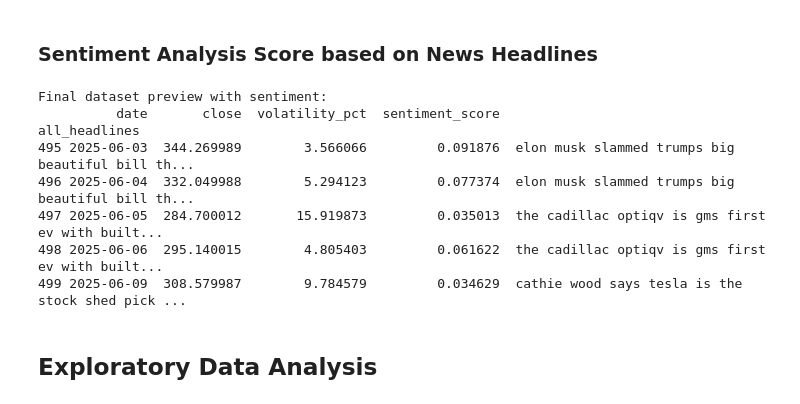
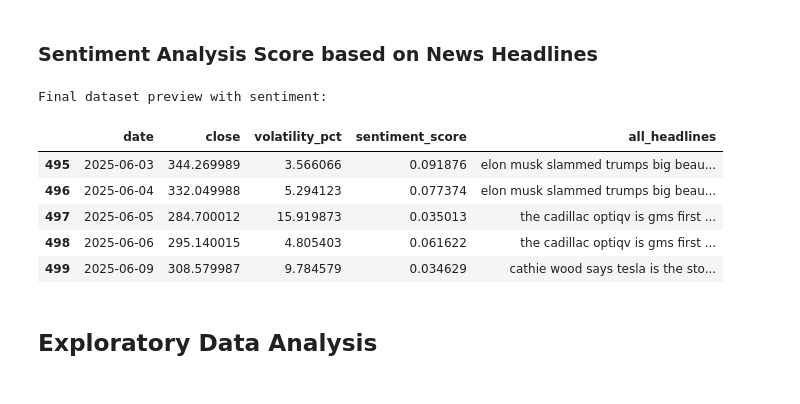
Before and after one commit to aditikhodke/stock-volatility-prediction, a Jupyter notebook: cleaned.ipynb, the cells around one changed output. Cells and saved outputs as stored; diff of their text form; code cells hidden in the pictures.

```diff
--- a/cleaned.ipynb
+++ b/cleaned.ipynb
@@ -322,25 +315,25 @@ print(df_merged[['date', 'close', 'ema_10', 'macd', 'rsi', 'volatility_pct', 'al
 # %%
 from textblob import TextBlob
 
 # scoring function
 def get_textblob_sentiment(text):
     if not isinstance(text, str) or text.strip() == "":
         return 0.0
     return TextBlob(text).sentiment.polarity
 
 df_merged['sentiment_score'] = df_merged['all_headlines'].apply(get_textblob_sentiment)
 
 # preview
 print("\nFinal dataset preview with sentiment:")
-print(df_merged[['date', 'close', 'volatility_pct', 'sentiment_score', 'all_headlines']].tail(5))
+df_merged[['date', 'close', 'volatility_pct', 'sentiment_score', 'all_headlines']].tail(5)
 # %% [output]
 Final dataset preview with sentiment:
-          date       close  volatility_pct  sentiment_score                                      all_headlines
-495 2025-06-03  344.269989        3.566066         0.091876  elon musk slammed trumps big beautiful bill th...
-496 2025-06-04  332.049988        5.294123         0.077374  elon musk slammed trumps big beautiful bill th...
-497 2025-06-05  284.700012       15.919873         0.035013  the cadillac optiqv is gms first ev with built...
-498 2025-06-06  295.140015        4.805403         0.061622  the cadillac optiqv is gms first ev with built...
-499 2025-06-09  308.579987        9.784579         0.034629  cathie wood says tesla is the stock shed pick ...
+|  | date | close | volatility_pct | sentiment_score | all_headlines |
+| 495 | 2025-06-03 | 344.269989 | 3.566066 | 0.091876 | elon musk slammed trumps big beau... |
+| 496 | 2025-06-04 | 332.049988 | 5.294123 | 0.077374 | elon musk slammed trumps big beau... |
+| 497 | 2025-06-05 | 284.700012 | 15.919873 | 0.035013 | the cadillac optiqv is gms first ... |
+| 498 | 2025-06-06 | 295.140015 | 4.805403 | 0.061622 | the cadillac optiqv is gms first ... |
+| 499 | 2025-06-09 | 308.579987 | 9.784579 | 0.034629 | cathie wood says tesla is the sto... |
 # %%
 # save processed data
 df_merged.to_csv("processed_stock_data.csv", index=False)
```
Also changed, not shown: parts of 5 cells of this notebook.
